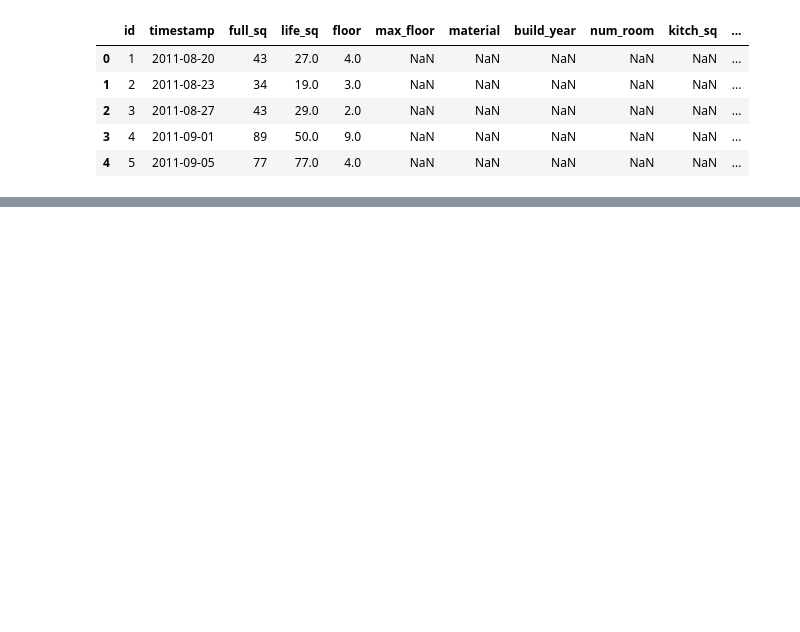
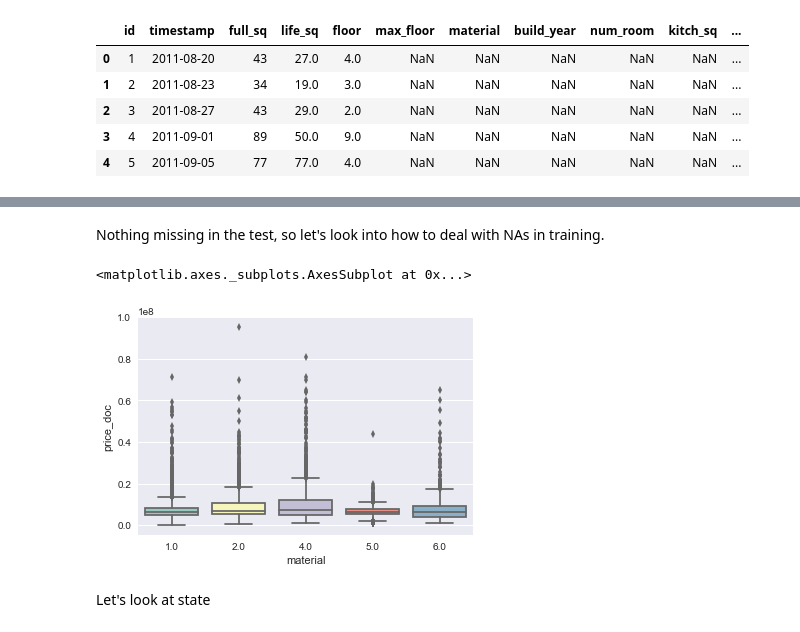
Before and after one commit to nycdatasci/bootcamp009_project, a Jupyter notebook: Project3-MachineLearning/romi_reza_sean_pradeep_andrew/Sberbank/training EDA.ipynb, the cells around one changed output, grey strips where cells are left out. Drawn from its saved outputs; the diff is of its cells as text; code cells hidden in the pictures; blank space fills up the shorter version.

```diff
--- a/Project3-MachineLearning/romi_reza_sean_pradeep_andrew/Sberbank/training EDA.ipynb
+++ b/Project3-MachineLearning/romi_reza_sean_pradeep_andrew/Sberbank/training EDA.ipynb
@@ -422,0 +357,9 @@ XGBRegressor(base_score=0.5, colsample_bylevel=1, colsample_bytree=1, gamma=0,
+# %% [markdown]
+Nothing missing in the test, so let's look into how to deal with NAs in training.
+# %%
+hftrain.loc[hftrain['material'] == 3]
+hftest.loc[hftest['material'] == 3]
+
+# 3's seem to be negligible, let's replace them with 0
+hftrain.loc[train['material'] == 3, 'material'] = np.nan
+hftest.loc[test['material'] == 3, 'material'] = np.nan
@@ -422,0 +371,10 @@ XGBRegressor(base_score=0.5, colsample_bylevel=1, colsample_bytree=1, gamma=0,
+# %%
+sns.boxplot(x='material',
+            y='price_doc',
+            data=hftrain,
+            palette='Set3')
+# %% [output]
+<matplotlib.axes._subplots.AxesSubplot at 0x...>
+[figure, added]
+# %% [markdown]
+Let's look at state
```
Also changed, not shown: parts of 84 cells of this notebook.
